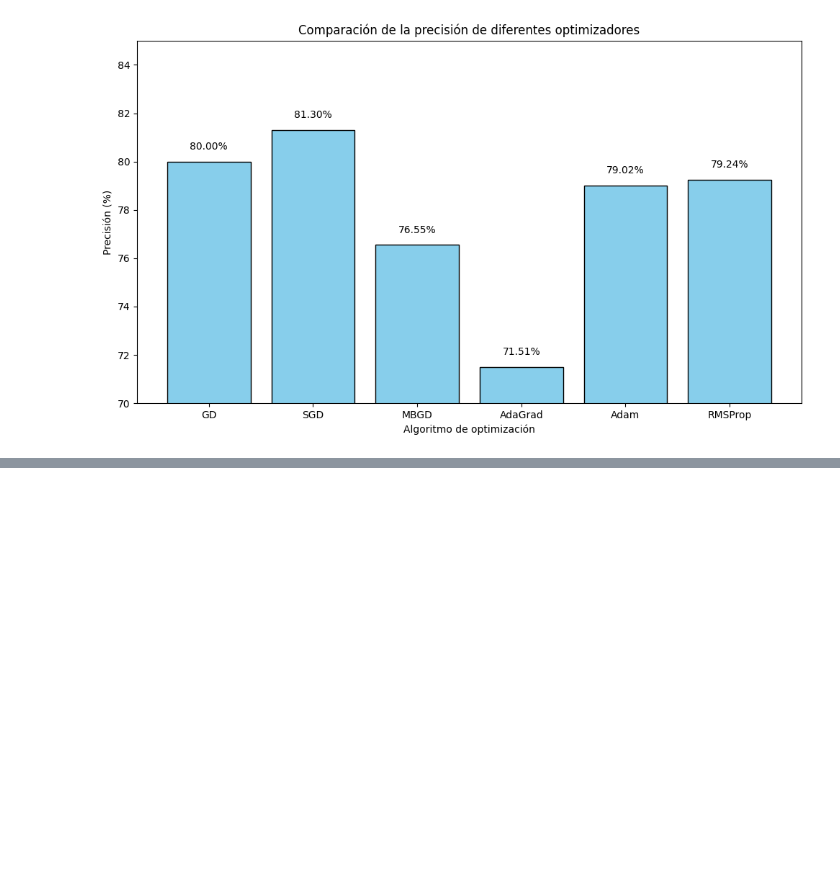
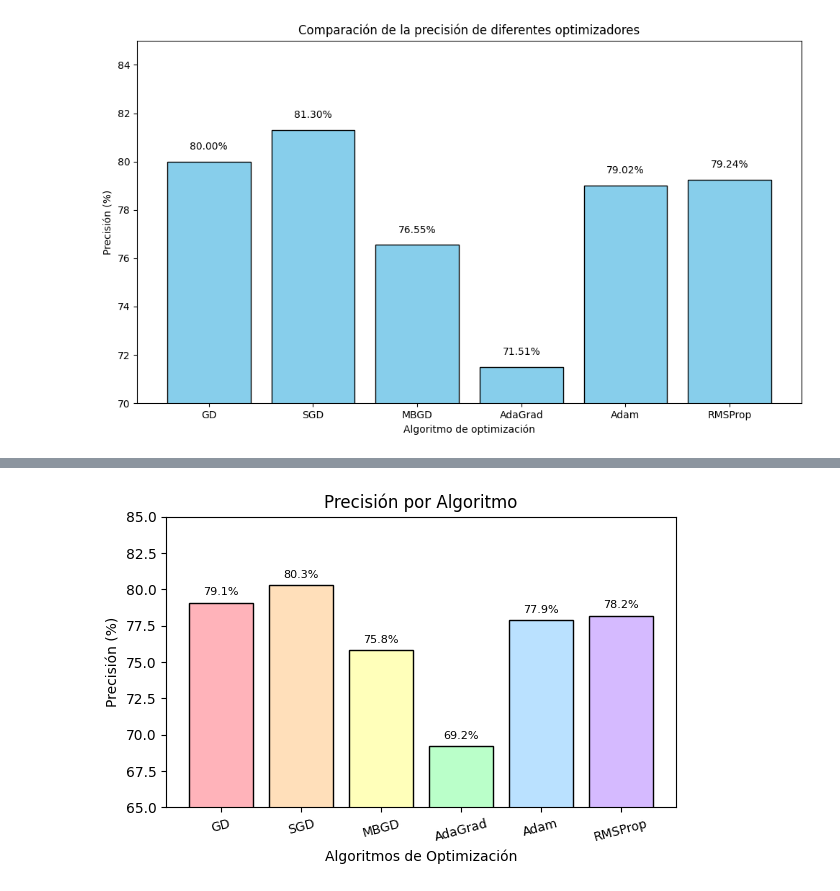
Before and after one commit to santy10e/TIC_Optimizacion_GD, a Jupyter notebook: complementos/porcentajesComparación.ipynb, the cells around one changed output, grey strips where cells are left out. Saved outputs shown, nothing was run; the diff lists cells and outputs as text; code cells hidden in the pictures; blank space fills up the shorter version.

```diff
--- a/complementos/porcentajesComparación.ipynb
+++ b/complementos/porcentajesComparación.ipynb
@@ -58,0 +59,34 @@ plt.show()
+# %%
+import matplotlib.pyplot as plt
+
+# Datos de los algoritmos y sus precisiones
+algoritmos = ["GD", "SGD", "MBGD", "AdaGrad", "Adam", "RMSProp"]
+precisiones = [79.1, 80.3, 75.8, 69.2, 77.9, 78.2]
+
+# Lista de colores pastel
+colores_pastel = ['#FFB3BA', '#FFDFBA', '#FFFFBA', '#BAFFC9', '#BAE1FF', '#D5BAFF']
+
+# Crear la gráfica de barras
+plt.figure(figsize=(6, 4))  # Tamaño reducido
+plt.bar(algoritmos, precisiones, color=colores_pastel, edgecolor='black')
+
+# Añadir etiquetas y título con fuentes más pequeñas
+plt.xlabel("Algoritmos de Optimización", fontsize=10)
+plt.ylabel("Precisión (%)", fontsize=10)
+plt.title("Precisión por Algoritmo", fontsize=12)
+plt.ylim(65, 85)  # Ajustar los límites del eje Y para mejor visualización
+
+# Rotar las etiquetas del eje X
+plt.xticks(fontsize=9, rotation=15)
+
+# Mostrar los valores exactos en la parte superior de cada barra con fuente más pequeña
+for i, valor in enumerate(precisiones):
+    plt.text(i, valor + 0.5, f"{valor:.1f}%", ha='center', fontsize=8)
+
+# Ajustar márgenes automáticamente
+plt.tight_layout()
+
+# Mostrar la gráfica
+plt.show()
+# %% [output]
+[figure, added]
```
Also changed, not shown: parts of 1 cell of this notebook, 4 other files.
